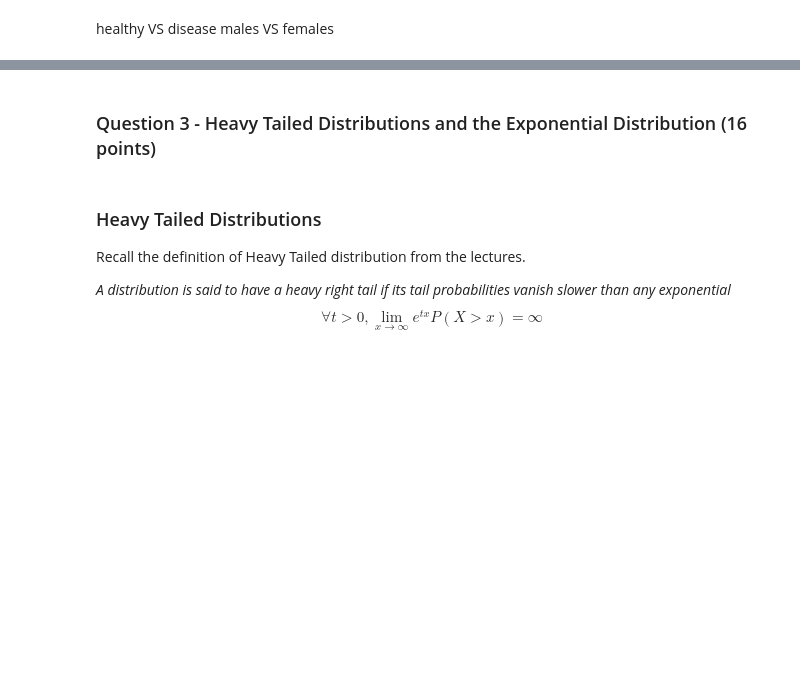
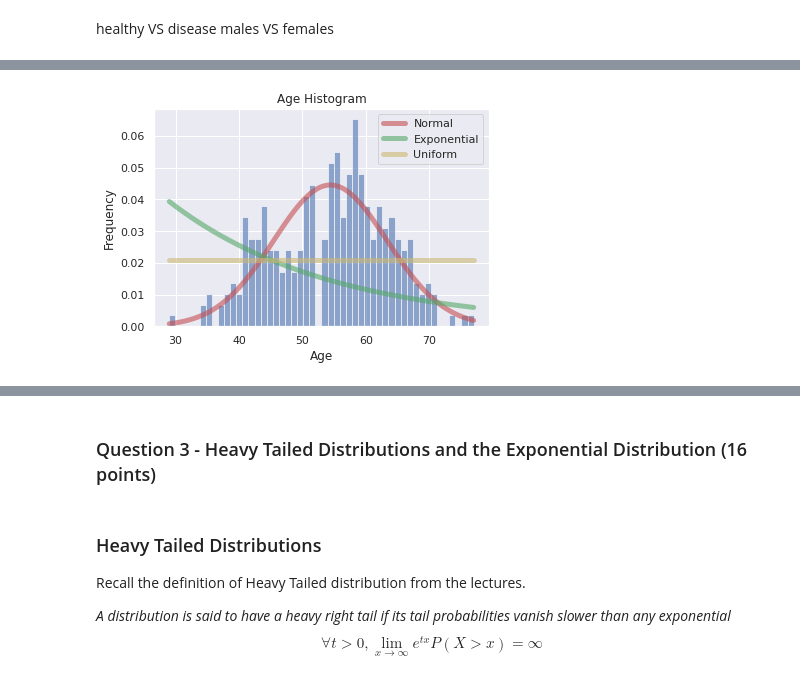
Before and after one commit to ronigold/Statistics_HW, a Jupyter notebook: HW3.ipynb, the cells around one changed output, grey strips where cells are left out. Drawn from its saved outputs; the diff is of its cells as text; code cells hidden in the pictures; blank space fills up the shorter version.

```diff
--- a/HW3.ipynb
+++ b/HW3.ipynb
@@ -352,0 +257,32 @@ LinAlgError: singular matrix
+# %%
+import numpy as np
+import matplotlib.pyplot as plt
+from scipy.stats import norm, expon, uniform
+
+# Isolate the 'age' column
+age = df['age'].values
+
+# Plot histogram of the 'age' column
+plt.figure()
+plt.hist(age, bins=50, density=True, alpha=0.6, color='b')
+plt.xlabel('Age')
+plt.ylabel('Frequency')
+plt.title('Age Histogram')
+
+# Fit the Normal, Exponential, and Uniform distributions to the data
+param_norm = norm.fit(age)
+pdf_norm = norm.pdf(np.linspace(np.min(age),np.max(age),100), *param_norm[:-2], loc=param_norm[-2], scale=param_norm[-1])
+param_expon = expon.fit(age)
+pdf_expon = expon.pdf(np.linspace(np.min(age),np.max(age),100), *param_expon[:-2], loc=param_expon[-2], scale=param_expon[-1])
+param_uniform = uniform.fit(age)
+pdf_uniform = uniform.pdf(np.linspace(np.min(age),np.max(age),100), *param_uniform[:-2], loc=param_uniform[-2], scale=param_uniform[-1])
+
+# Plot the fits
+plt.plot(np.linspace(np.min(age),np.max(age),100), pdf_norm, 'r-', lw=5, alpha=0.6, label='Normal')
+plt.plot(np.linspace(np.min(age),np.max(age),100), pdf_expon, 'g-', lw=5, alpha=0.6, label='Exponential')
+plt.plot(np.linspace(np.min(age),np.max(age),100), pdf_uniform, 'y-', lw=5, alpha=0.6, label='Uniform')
+
+plt.legend()
+plt.show()
+# %% [output]
+[figure, added]
```
Also changed, not shown: parts of 31 cells of this notebook, 2 other files.
